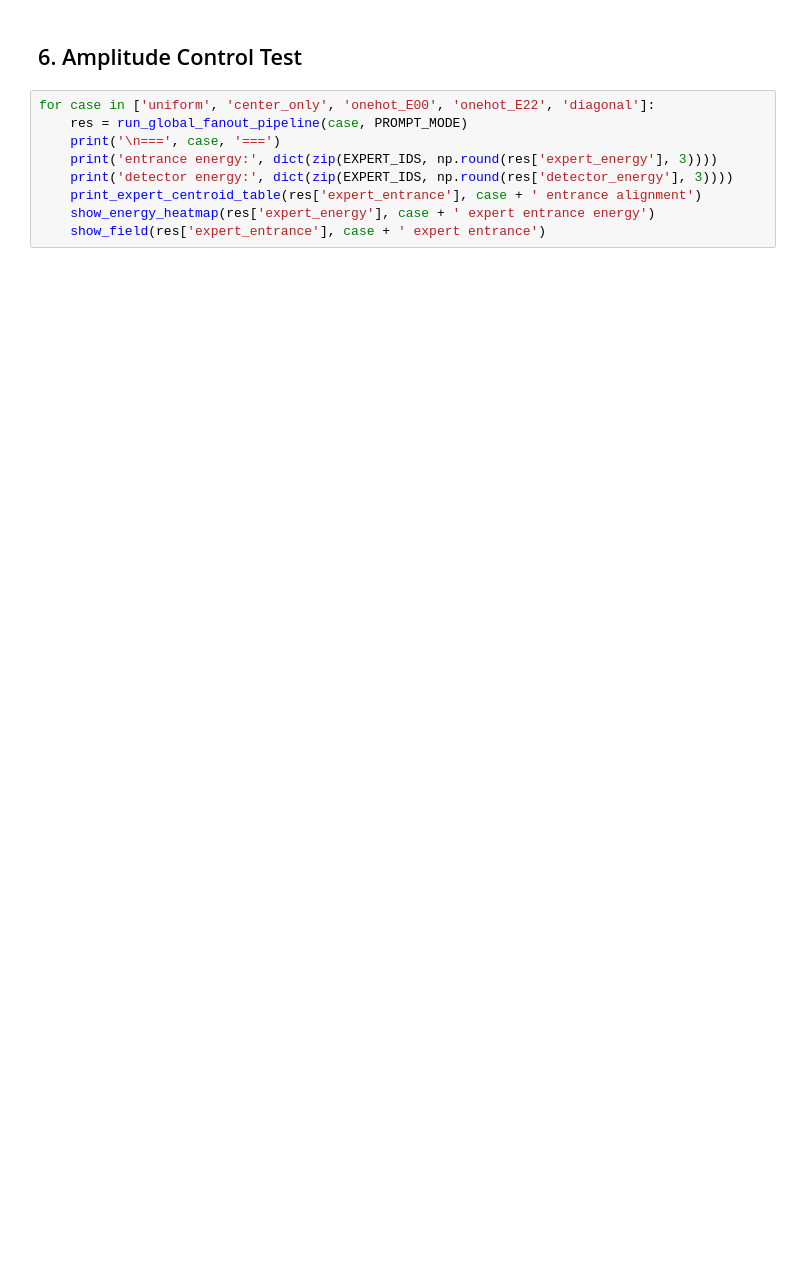
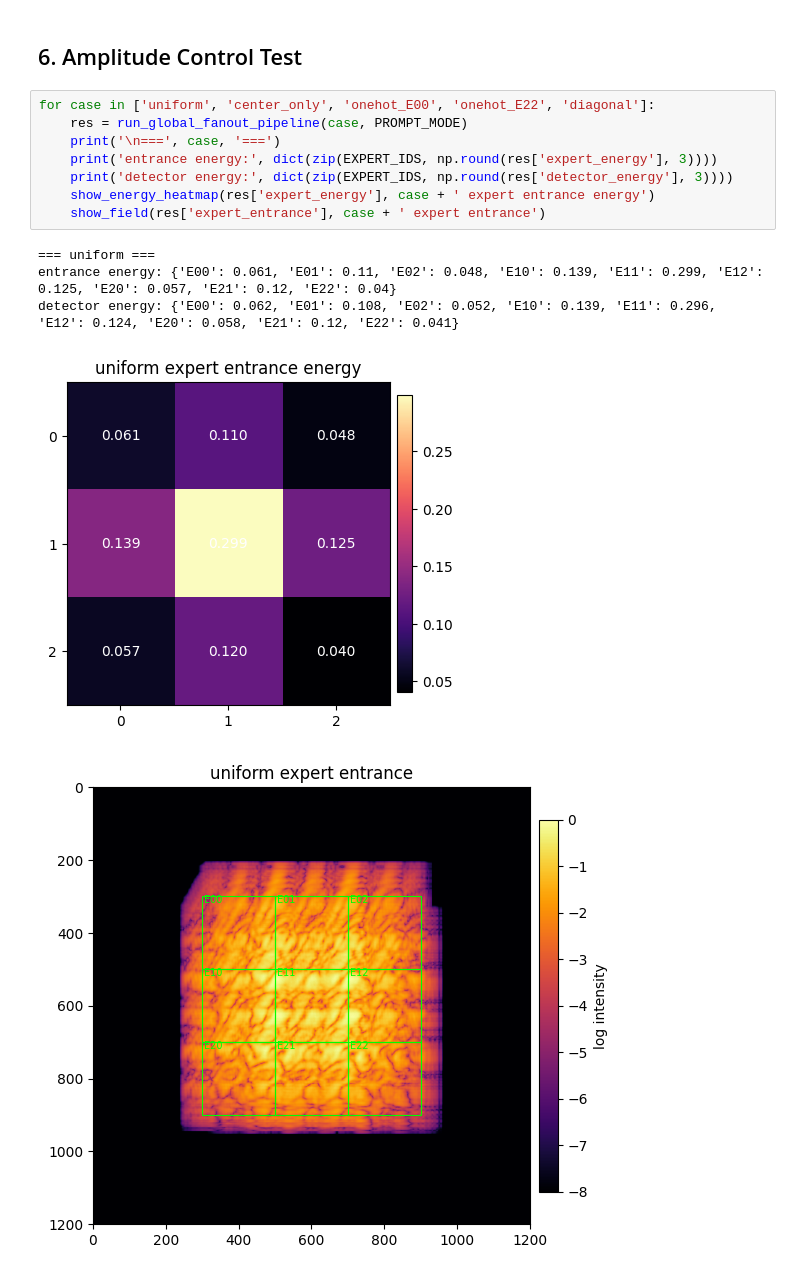
Before and after one commit to MillionXie/2026OpticsMoE, a Jupyter notebook: opticalmoe/notebooks/nine_expert_global_fanout_prompt_step_by_step.ipynb, the cells around one changed output. Cells and saved outputs as stored; diff of their text form; blank space fills up the shorter version.

```diff
--- a/opticalmoe/notebooks/nine_expert_global_fanout_prompt_step_by_step.ipynb
+++ b/opticalmoe/notebooks/nine_expert_global_fanout_prompt_step_by_step.ipynb
@@ -450,9 +419,14 @@ show_energy_heatmap(result['detector_energy'], 'detector energy')
 # %%
 for case in ['uniform', 'center_only', 'onehot_E00', 'onehot_E22', 'diagonal']:
     res = run_global_fanout_pipeline(case, PROMPT_MODE)
     print('\n===', case, '===')
     print('entrance energy:', dict(zip(EXPERT_IDS, np.round(res['expert_energy'], 3))))
     print('detector energy:', dict(zip(EXPERT_IDS, np.round(res['detector_energy'], 3))))
-    print_expert_centroid_table(res['expert_entrance'], case + ' entrance alignment')
     show_energy_heatmap(res['expert_energy'], case + ' expert entrance energy')
     show_field(res['expert_entrance'], case + ' expert entrance')
+# %% [output]
+=== uniform ===
+entrance energy: {'E00': 0.061, 'E01': 0.11, 'E02': 0.048, 'E10': 0.139, 'E11': 0.299, 'E12': 0.125, 'E20': 0.057, 'E21': 0.12, 'E22': 0.04}
+detector energy: {'E00': 0.062, 'E01': 0.108, 'E02': 0.052, 'E10': 0.139, 'E11': 0.296, 'E12': 0.124, 'E20': 0.058, 'E21': 0.12, 'E22': 0.041}
+[figure, added]
+[figure, added]
```
Also changed, not shown: parts of 12 cells of this notebook, 1 other file.
